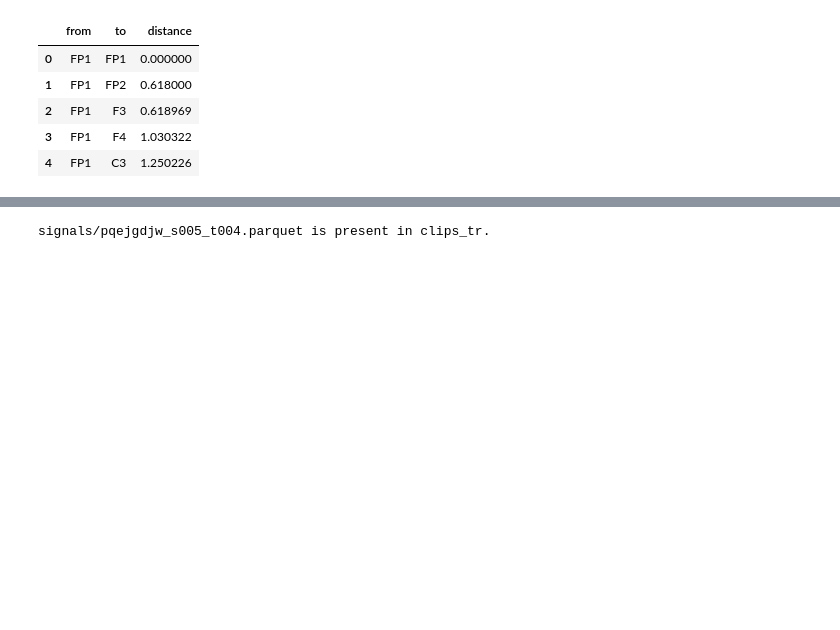
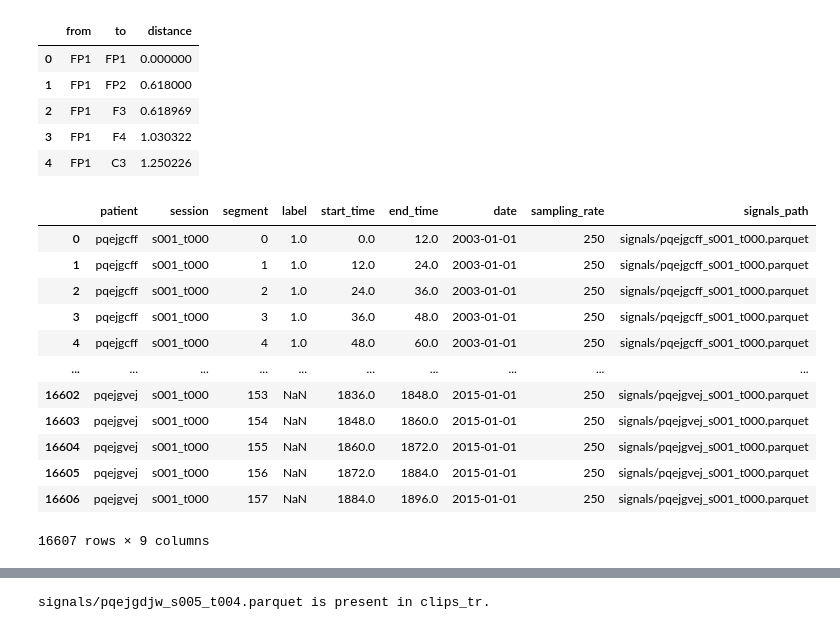
Before and after one commit to NeuroNML/NeuroGraphNet, a Jupyter notebook: 1.Exploratory_data_analysis.ipynb, the cells around one changed output, grey strips where cells are left out. Cells and saved outputs as stored; diff of their text form; code cells hidden in the pictures; blank space fills up the shorter version.

```diff
--- a/1.Exploratory_data_analysis.ipynb
+++ b/1.Exploratory_data_analysis.ipynb
@@ -45,3 +45,19 @@ for (patient, session), group in grouped:
     unique_paths = group["signals_path"].unique()
     if len(unique_paths) != 1:
         print(f" Patient {patient}, Session {session} has {len(unique_paths)} signal paths: {unique_paths}")
+# %%
+clips
+# %% [output]
+|  | patient | session | segment | label | start_time | end_time | date | sampling_rate | signals_path |
+| 0 | pqejgcff | s001_t000 | 0 | 1.0 | 0.0 | 12.0 | 2003-01-01 | 250 | signals/pqejgcff_s001_t000.parquet |
+| 1 | pqejgcff | s001_t000 | 1 | 1.0 | 12.0 | 24.0 | 2003-01-01 | 250 | signals/pqejgcff_s001_t000.parquet |
+| 2 | pqejgcff | s001_t000 | 2 | 1.0 | 24.0 | 36.0 | 2003-01-01 | 250 | signals/pqejgcff_s001_t000.parquet |
+| 3 | pqejgcff | s001_t000 | 3 | 1.0 | 36.0 | 48.0 | 2003-01-01 | 250 | signals/pqejgcff_s001_t000.parquet |
+| 4 | pqejgcff | s001_t000 | 4 | 1.0 | 48.0 | 60.0 | 2003-01-01 | 250 | signals/pqejgcff_s001_t000.parquet |
+| ... | ... | ... | ... | ... | ... | ... | ... | ... | ... |
+| 16602 | pqejgvej | s001_t000 | 153 | NaN | 1836.0 | 1848.0 | 2015-01-01 | 250 | signals/pqejgvej_s001_t000.parquet |
+| 16603 | pqejgvej | s001_t000 | 154 | NaN | 1848.0 | 1860.0 | 2015-01-01 | 250 | signals/pqejgvej_s001_t000.parquet |
+| 16604 | pqejgvej | s001_t000 | 155 | NaN | 1860.0 | 1872.0 | 2015-01-01 | 250 | signals/pqejgvej_s001_t000.parquet |
+| 16605 | pqejgvej | s001_t000 | 156 | NaN | 1872.0 | 1884.0 | 2015-01-01 | 250 | signals/pqejgvej_s001_t000.parquet |
+| 16606 | pqejgvej | s001_t000 | 157 | NaN | 1884.0 | 1896.0 | 2015-01-01 | 250 | signals/pqejgvej_s001_t000.parquet |
+16607 rows × 9 columns
```
Also changed, not shown: parts of 2 cells of this notebook, 3 other files.
